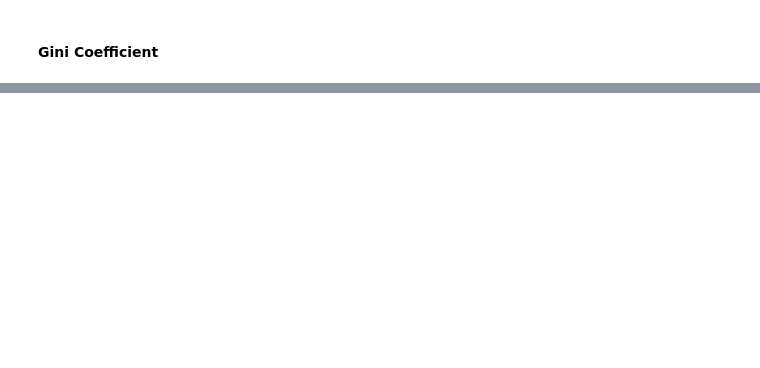
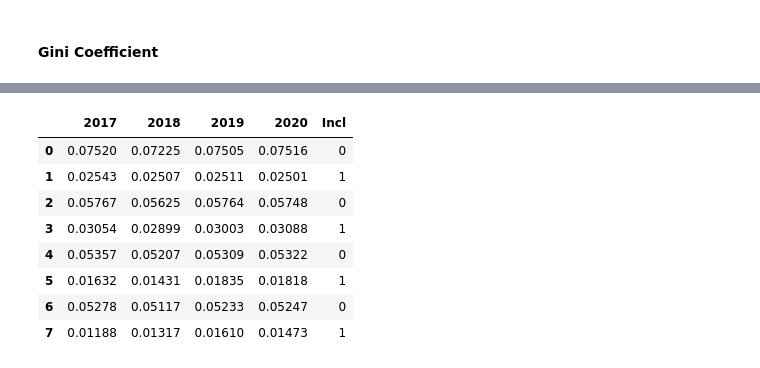
Before and after one commit to skandupmanyu/RAI, a Jupyter notebook: Income inequality - RAI analysis.ipynb, the cells around one changed output, grey strips where cells are left out. Saved outputs shown, nothing was run; the diff lists cells and outputs as text; code cells hidden in the pictures; blank space fills up the shorter version.

```diff
--- a/Income inequality - RAI analysis.ipynb
+++ b/Income inequality - RAI analysis.ipynb
@@ -1024,0 +585,2 @@ shap.summary_plot(shap_values[1], X_train.astype("float"))
+# %%
+pd.set_option('display.float_format', lambda x: '%.5f' % x)
@@ -1024,0 +589,37 @@ shap.summary_plot(shap_values[1], X_train.astype("float"))
+# %%
+def stats_comparison(stats_df):
+
+    stats_df.columns = train_test_split_years
+    stats_df['Incl'] = [0,1,0,1,0,1,0,1]
+
+    return(stats_df)
+# %%
+def bias_all(hist_df,pred_df):
+
+    hist_df_clean = stats_comparison(hist_df)
+    pred_df_clean = stats_comparison(pred_df)
+
+    hist_pg = hist_df_clean[hist_df_clean['Incl'] == 1]
+    pred_pg = pred_df_clean[pred_df_clean['Incl'] == 1]
+
+    hist_pg = hist_pg.select_dtypes(include=np.number)
+    pred_pg = pred_pg.select_dtypes(include=np.number)
+
+    bias_pg = pred_pg/hist_pg
+    bias_pg['Group'] = ['Sex','Non-W','Hisp','Black']
+
+    return(bias_pg, hist_df_clean, pred_df_clean)
+# %%
+bias_pg, hist_df_clean, pred_df_clean = bias_all(hist_df,pred_df)
+# %%
+hist_df_clean
+# %% [output]
+|  | 2017 | 2018 | 2019 | 2020 | Incl |
+| 0 | 0.07520 | 0.07225 | 0.07505 | 0.07516 | 0 |
+| 1 | 0.02543 | 0.02507 | 0.02511 | 0.02501 | 1 |
+| 2 | 0.05767 | 0.05625 | 0.05764 | 0.05748 | 0 |
+| 3 | 0.03054 | 0.02899 | 0.03003 | 0.03088 | 1 |
+| 4 | 0.05357 | 0.05207 | 0.05309 | 0.05322 | 0 |
+| 5 | 0.01632 | 0.01431 | 0.01835 | 0.01818 | 1 |
+| 6 | 0.05278 | 0.05117 | 0.05233 | 0.05247 | 0 |
+| 7 | 0.01188 | 0.01317 | 0.01610 | 0.01473 | 1 |
```
Also changed, not shown: parts of 131 cells of this notebook.
